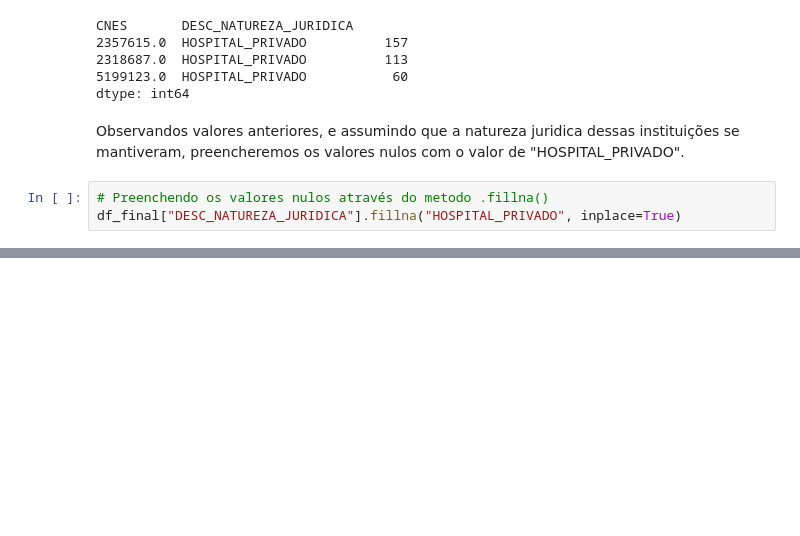
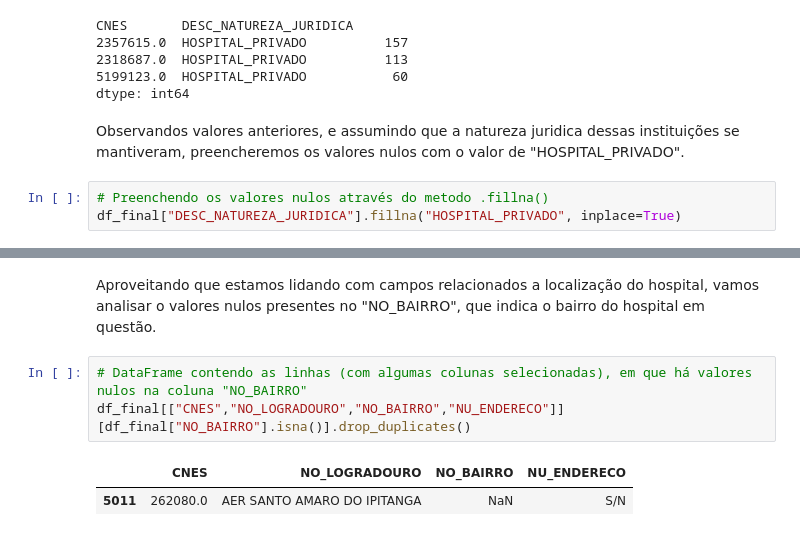
Before and after one commit to RenanGroot/EDA-Hospitais-e-Leitos, a Jupyter notebook: EDA - Hospitais e Leitos.ipynb, the cells around one changed output, grey strips where cells are left out. Cells and saved outputs as stored; diff of their text form; blank space fills up the shorter version.

```diff
--- a/EDA - Hospitais e Leitos.ipynb
+++ b/EDA - Hospitais e Leitos.ipynb
@@ -338,0 +345,8 @@ dtype: int64
+# %% [markdown]
+Aproveitando que estamos lidando com campos relacionados a localização do hospital, vamos analisar o valores nulos presentes no "NO_BAIRRO", que indica o bairro do hospital em questão.
+# %%
+# DataFrame contendo as linhas (com algumas colunas selecionadas), em que há valores nulos na coluna "NO_BAIRRO"
+df_final[["CNES","NO_LOGRADOURO","NO_BAIRRO","NU_ENDERECO"]][df_final["NO_BAIRRO"].isna()].drop_duplicates()
+# %% [output]
+|  | CNES | NO_LOGRADOURO | NO_BAIRRO | NU_ENDERECO |
+| 5011 | 262080.0 | AER SANTO AMARO DO IPITANGA | NaN | S/N |
```
Also changed, not shown: parts of 16 cells of this notebook.
